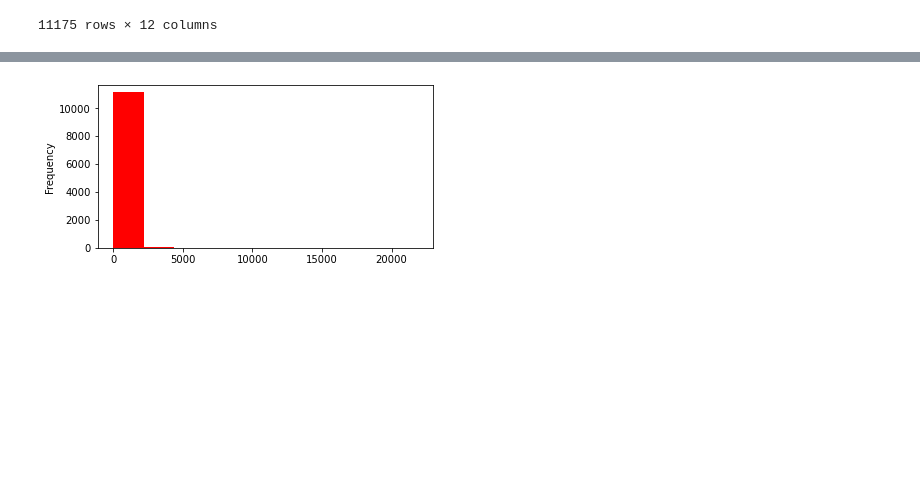
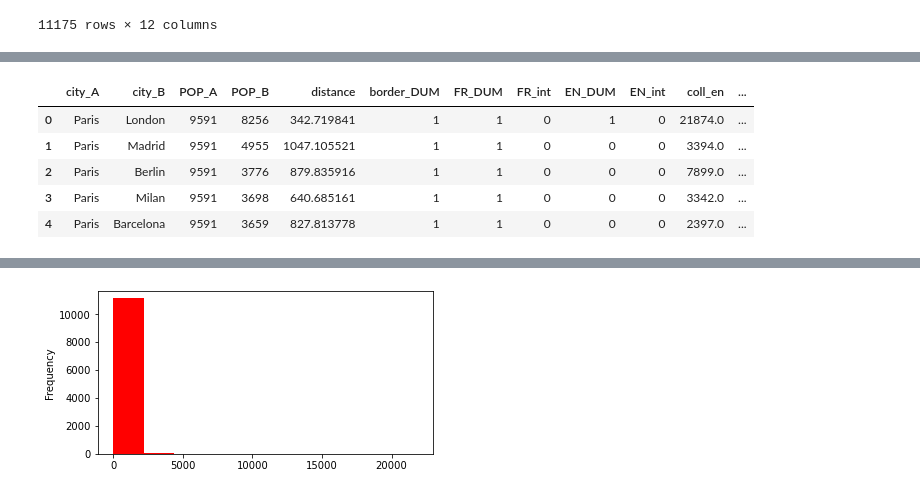
Before and after one commit to seriousdeejay/citynet, a Jupyter notebook: src/analyses/Brecht/dataframe_for_gm.ipynb, the cells around one changed output, grey strips where cells are left out. Cells and saved outputs as stored; diff of their text form; code cells hidden in the pictures; blank space fills up the shorter version.

```diff
--- a/src/analyses/Brecht/dataframe_for_gm.ipynb
+++ b/src/analyses/Brecht/dataframe_for_gm.ipynb
@@ -633,0 +705,6 @@ gravity_df.to_csv(fp, index = False, sep = ";")
+# %%
+edges_df = edges_df[['city_A', 'city_B', 'POP_A', 'POP_B', 'distance', 'border_DUM',
+                     'FR_DUM', 'FR_int', 'EN_DUM', 'EN_int', 'collocation_en',
+                     'collocation_fr', 'geometry']]
+
+edges_df.columns = edges_df.columns.str.replace('collocation', 'coll')
@@ -633,0 +734,9 @@ gravity_df.to_csv(fp, index = False, sep = ";")
+# %%
+edges_df.head()
+# %% [output]
+|  | city_A | city_B | POP_A | POP_B | distance | border_DUM | FR_DUM | FR_int | EN_DUM | EN_int | coll_en | ... |
+| 0 | Paris | London | 9591 | 8256 | 342.719841 | 1 | 1 | 0 | 1 | 0 | 21874.0 | ... |
+| 1 | Paris | Madrid | 9591 | 4955 | 1047.105521 | 1 | 1 | 0 | 0 | 0 | 3394.0 | ... |
+| 2 | Paris | Berlin | 9591 | 3776 | 879.835916 | 1 | 1 | 0 | 0 | 0 | 7899.0 | ... |
+| 3 | Paris | Milan | 9591 | 3698 | 640.685161 | 1 | 1 | 0 | 0 | 0 | 3342.0 | ... |
+| 4 | Paris | Barcelona | 9591 | 3659 | 827.813778 | 1 | 1 | 0 | 0 | 0 | 2397.0 | ... |
```
Also changed, not shown: parts of 36 cells of this notebook, 6 other files.
